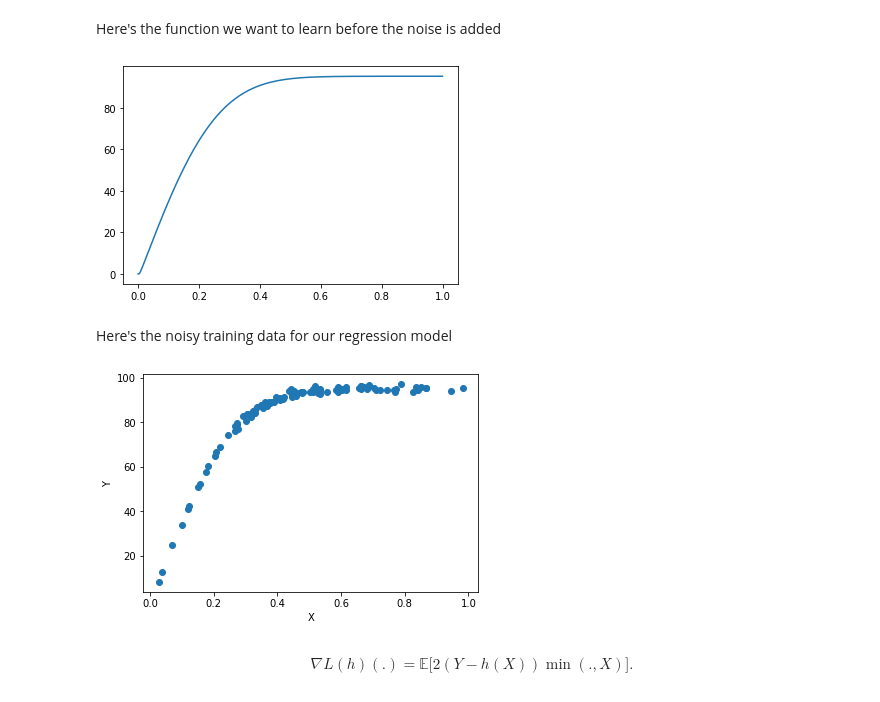
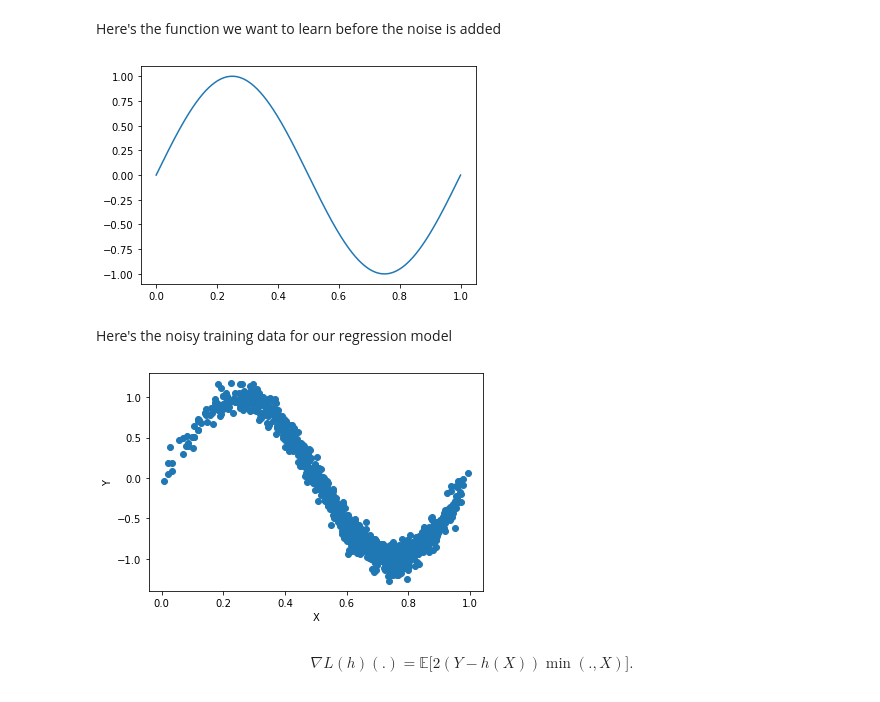
Before and after one commit to ElMehdiHaress/MalliavinRegression, a Jupyter notebook: MalliavinDescent.ipynb, the cells around one changed output. Drawn from its saved outputs; the diff is of its cells as text; code cells hidden in the pictures.

```diff
--- a/MalliavinDescent.ipynb
+++ b/MalliavinDescent.ipynb
@@ -74,7 +74,9 @@ def payoff(sigma):
     #if sigma > 0.8:
     #    return b
     #else:
-    return call(S,K,TT,r,sigma*Sigma) - call(S,K,TT,r,0)
+
+    # return call(S,K,TT,r,sigma*Sigma) - call(S,K,TT,r,0)
+    return np.sin(2 * pi * sigma)
 # %% [markdown]
 Here's the function we want to learn before the noise is added
 # %%
@@ -82,10 +84,12 @@ t = np.linspace(0,1,1000)
 plt.plot(t, payoff(t))
 plt.show()
 # %% [output]
-[figure, old version]
+[figure, new version]
 # %%
 def generate_data(n, noise_var=10, show=False):
-    X = np.random.triangular(0, 0.3, 1, size=n)
+    X = np.random.triangular(0, 0.8, 1, size=n)
+    # X = np.random.uniform(0, 1, n)
+
     # the independant noise
     E = np.random.normal(0, noise_var, n)
     Y = payoff(X) + E
@@ -101,11 +105,11 @@ def generate_data(n, noise_var=10, show=False):
 Here's the noisy training data for our regression model
 # %%
 #Sample:
-n_train = 100
-noise_variance = 1.
+n_train = 1000
+noise_variance = 0.1
 X_train, Y_train = generate_data(n_train, noise_var=noise_variance, show=True)
 # %% [output]
-[figure, old version]
+[figure, new version]
 # %%
 def f0(sigma):
     # the identity function is our initialization
```
Also changed, not shown: parts of 7 cells of this notebook.
